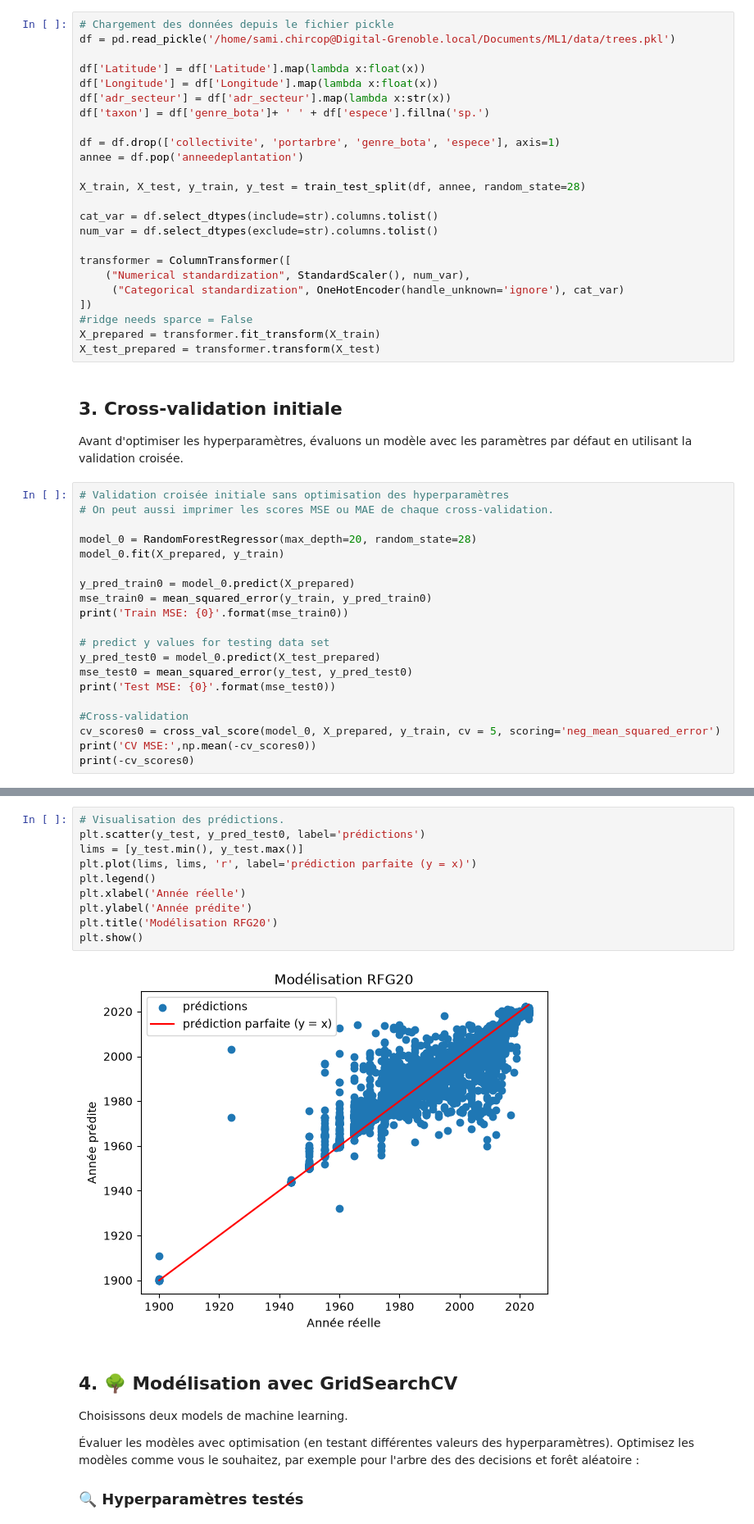
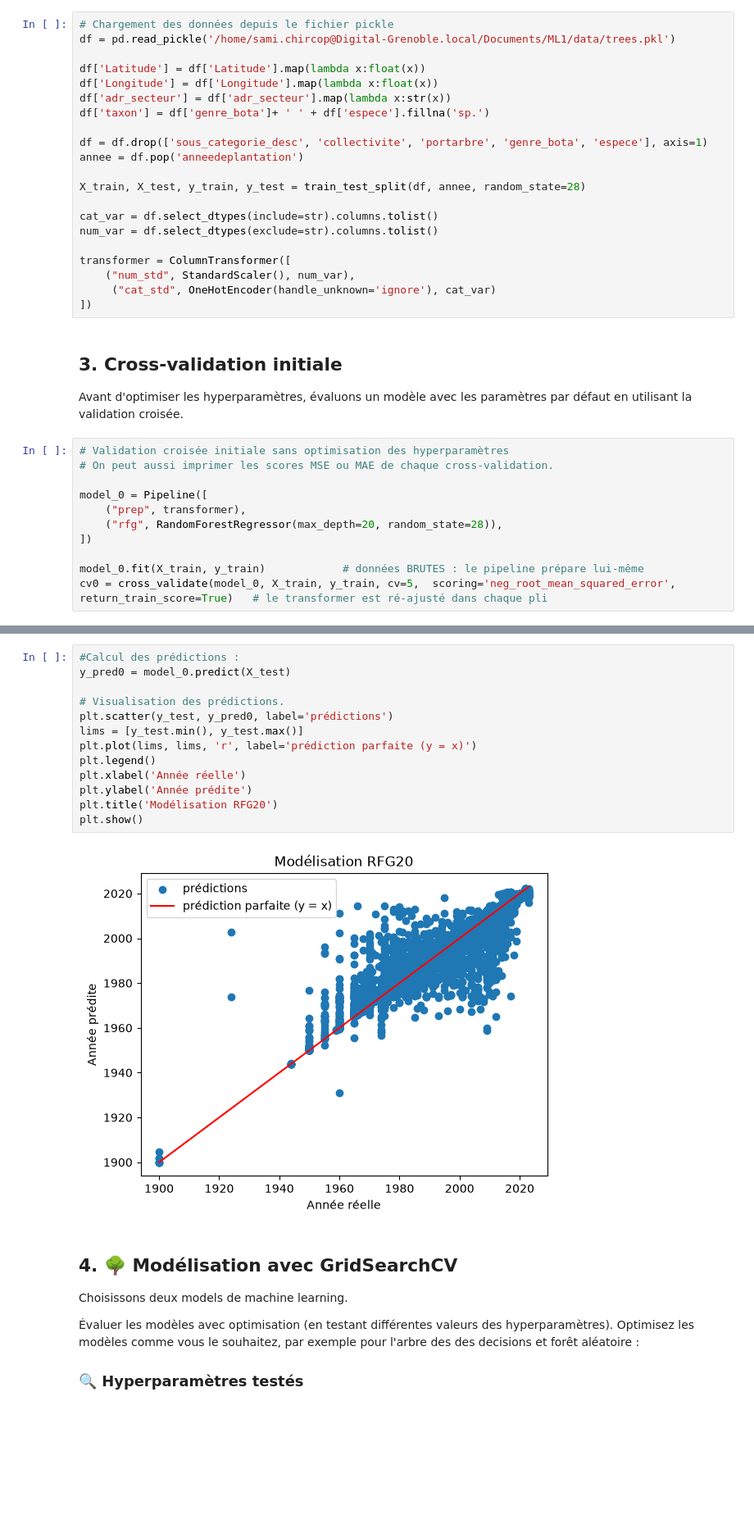
Before and after one commit to srcccninta/ML1, a Jupyter notebook: Notebooks/ML12_GridSearch_RandomForest.ipynb, the cells around one changed output, grey strips where cells are left out. Shown at 82% size. Saved outputs shown, nothing was run; the diff lists cells and outputs as text; blank space fills up the shorter version.

```diff
--- a/Notebooks/ML12_GridSearch_RandomForest.ipynb
+++ b/Notebooks/ML12_GridSearch_RandomForest.ipynb
@@ -51,7 +51,7 @@ df['Longitude'] = df['Longitude'].map(lambda x:float(x))
 df['adr_secteur'] = df['adr_secteur'].map(lambda x:str(x))
 df['taxon'] = df['genre_bota']+ ' ' + df['espece'].fillna('sp.')
 
-df = df.drop(['collectivite', 'portarbre', 'genre_bota', 'espece'], axis=1)
+df = df.drop(['sous_categorie_desc', 'collectivite', 'portarbre', 'genre_bota', 'espece'], axis=1)
 annee = df.pop('anneedeplantation')
 
 X_train, X_test, y_train, y_test = train_test_split(df, annee, random_state=28)
@@ -60,12 +60,9 @@ cat_var = df.select_dtypes(include=str).columns.tolist()
 num_var = df.select_dtypes(exclude=str).columns.tolist()
 
 transformer = ColumnTransformer([
-    ("Numerical standardization", StandardScaler(), num_var),
-     ("Categorical standardization", OneHotEncoder(handle_unknown='ignore'), cat_var)
+    ("num_std", StandardScaler(), num_var),
+     ("cat_std", OneHotEncoder(handle_unknown='ignore'), cat_var)
 ])
-#ridge needs sparce = False
-X_prepared = transformer.fit_transform(X_train)
-X_test_prepared = transformer.transform(X_test)
 # %% [markdown]
 ## 3. Cross-validation initiale
 
@@ -74,19 +71,10 @@ Avant d'optimiser les hyperparamètres, évaluons un modèle avec les paramètre
 # Validation croisée initiale sans optimisation des hyperparamètres
 # On peut aussi imprimer les scores MSE ou MAE de chaque cross-validation.
 
-model_0 = RandomForestRegressor(max_depth=20, random_state=28)
-model_0.fit(X_prepared, y_train)
+model_0 = Pipeline([
+    ("prep", transformer),
+    ("rfg", RandomForestRegressor(max_depth=20, random_state=28)),
+])
 
-y_pred_train0 = model_0.predict(X_prepared)
-mse_train0 = mean_squared_error(y_train, y_pred_train0)
-print('Train MSE: {0}'.format(mse_train0))
-
-# predict y values for testing data set
-y_pred_test0 = model_0.predict(X_test_prepared)
-mse_test0 = mean_squared_error(y_test, y_pred_test0)
-print('Test MSE: {0}'.format(mse_test0))
-
-#Cross-validation
-cv_scores0 = cross_val_score(model_0, X_prepared, y_train, cv = 5, scoring='neg_mean_squared_error')
-print('CV MSE:',np.mean(-cv_scores0))
-print(-cv_scores0)
+model_0.fit(X_train, y_train)            # données BRUTES : le pipeline prépare lui-même
+cv0 = cross_validate(model_0, X_train, y_train, cv=5,  scoring='neg_root_mean_squared_error', return_train_score=True)   # le transformer est ré-ajusté dans chaque pli
@@ -98,15 +87,18 @@ CV MSE: 40.94837832810311
 # %%
+#Calcul des prédictions :
+y_pred0 = model_0.predict(X_test)
+
 # Visualisation des prédictions.
-plt.scatter(y_test, y_pred_test0, label='prédictions')
+plt.scatter(y_test, y_pred0, label='prédictions')
 lims = [y_test.min(), y_test.max()]
 plt.plot(lims, lims, 'r', label='prédiction parfaite (y = x)')
 plt.legend()
 plt.xlabel('Année réelle')
 plt.ylabel('Année prédite')
 plt.title('Modélisation RFG20')
 plt.show()
 # %% [output]
-[figure, old version]
+[figure, new version]
 # %% [markdown]
 ## 4. 🌳 Modélisation avec GridSearchCV
 
```
Also changed, not shown: parts of 20 cells of this notebook, 1 other file.
